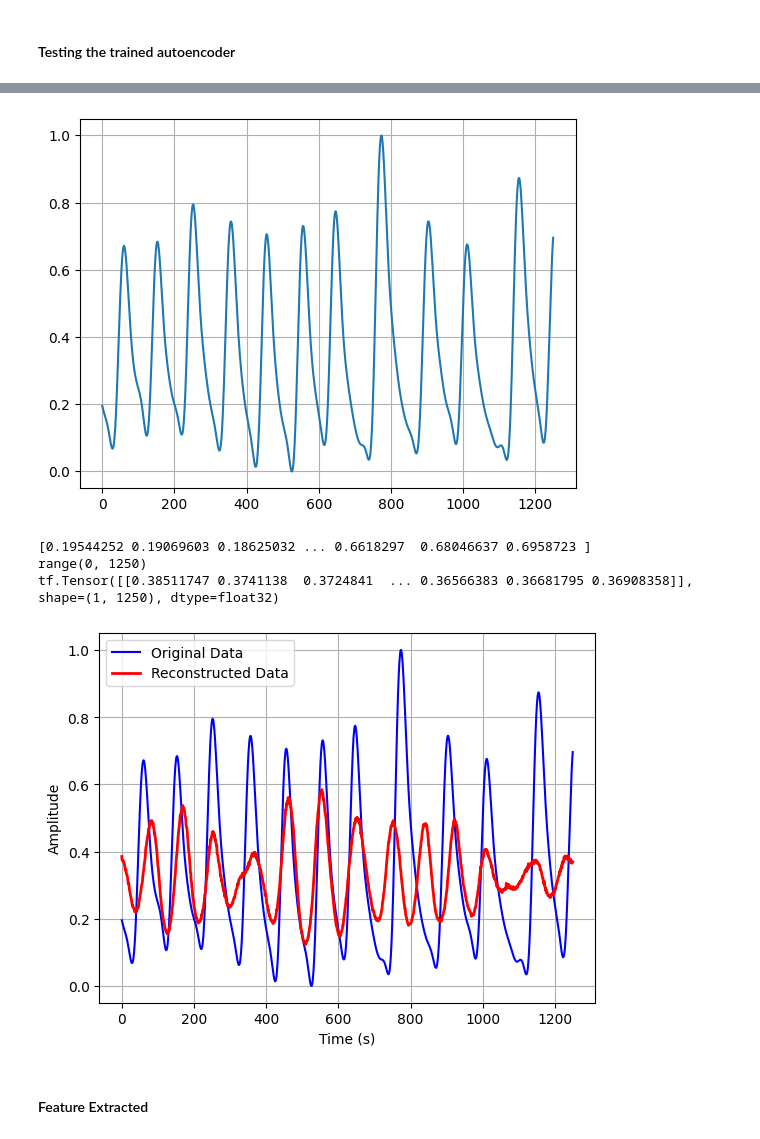
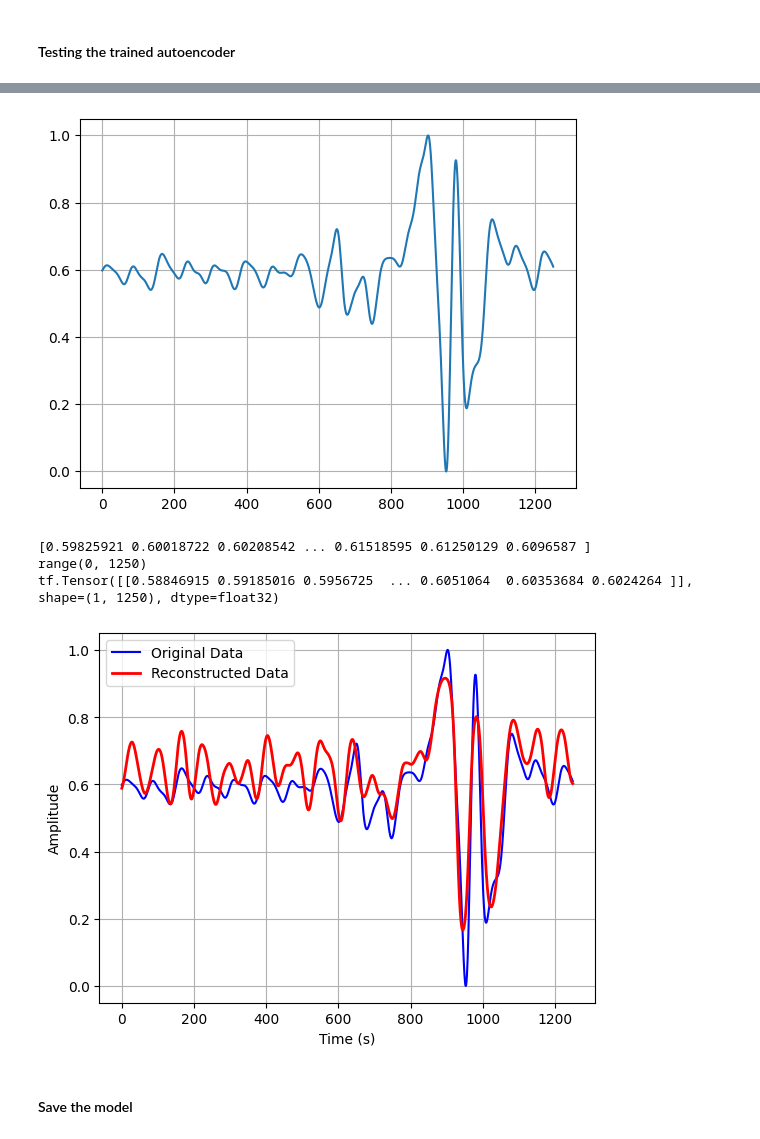
Before and after one commit to archana-9430/Final-year-project-Biomedical-Signal-Analysis, a Jupyter notebook: assests/Code/Autoencoder_final.ipynb, the cells around one changed output, grey strips where cells are left out. Cells and saved outputs as stored; diff of their text form; code cells hidden in the pictures.

```diff
--- a/assests/Code/Autoencoder_final.ipynb
+++ b/assests/Code/Autoencoder_final.ipynb
@@ -20,3 +39,14 @@ WARNING:tensorflow:From f:\Shwashwat\B_Tech_ECE\project\codes\venv\Lib\site-pack
+# %%
+rand_state = 54
+test_fraction = 0.1
+
+latent_dim = 40
+activation_func = 'sigmoid'
+optimizer = 'adam'
+num_epochs = 100
+batch_size = 32
+
+save_model = True
 # %% [markdown]
 User defined functions
 # %%
@@ -48,28 +111,17 @@ def MyMinMaxScaler(dataframe):
 # %%
-rand_state = 54
-test_fraction = 0.1
+# %%timeit
 
-annotated_data = pd.read_csv(intra_annotated_file)
-labels = annotated_data.iloc[0] # this will exract the annotation 2nd row
-print(f"labels = {labels}")
-raw_segments = (annotated_data.iloc[1 : , ])
-print(f"raw_data = {raw_segments}")
-assert not np.any(np.isnan(raw_segments))
-
-import time
-# scale data
-start_scaling = time.perf_counter()
-scaled_data = MyMinMaxScaler(raw_segments)
-end_scaling = time.perf_counter()
-print(f"Scaling took = {end_scaling - start_scaling}")
+scaled_data = MyMinMaxScaler(raw_segments).values
+print(f"Scaled data shape = {scaled_data.shape}")
 plot_signal(range(len(raw_segments["0_1"])) , raw_segments["0_1"])
+plot_signal(range(len(scaled_data[ : , 0])) , scaled_data[ : , 0])
 
 # split the dataset using test_train_split() function
-x_train, x_test, y_train, y_test = train_test_split(scaled_data , labels, test_size = test_fraction, random_state = rand_state, stratify = labels)
+x_train, x_test, y_train, y_test = train_test_split(scaled_data.T , labels, test_size = test_fraction, random_state = rand_state, stratify = labels)
 
 plot_signal(range(len(x_train[0])) , x_train[0])
 
 print(f"scaled_data = \n{scaled_data}")
 
-assert not np.any(np.isnan(scaled_data))
+assert not np.any(np.isnan(scaled_data)) , "There are nan values in scaled Data"
 # %% [output]
@@ -167,7 +211,7 @@ Epoch 10/10
 # %%
 autoencoder.encoder.summary()
 # plot_model(autoencoder, 'model.png', show_shapes=True)
-segment = x_train[39]
+segment = x_test[39]
 # segment = segment  # Reshape the segment to match the autoencoder input shape
 plot_signal(range(len(segment)),segment)
 print(segment)
@@ -201,9 +242,9 @@ Trainable params: 1613790 (6.16 MB)
 Non-trainable params: 0 (0.00 Byte)
 _________________________________________________________________
-[figure, old version]
+[figure, new version]
-[0.19544252 0.19069603 0.18625032 ... 0.6618297  0.68046637 0.6958723 ]
+[0.59825921 0.60018722 0.60208542 ... 0.61518595 0.61250129 0.6096587 ]
 range(0, 1250)
-tf.Tensor([[0.38511747 0.3741138  0.3724841  ... 0.36566383 0.36681795 0.36908358]], shape=(1, 1250), dtype=float32)
+tf.Tensor([[0.58846915 0.59185016 0.5956725  ... 0.6051064  0.60353684 0.6024264 ]], shape=(1, 1250), dtype=float32)
-[figure, old version]
+[figure, new version]
-# %% [markdown]
-#### Feature Extracted
+# %% [markdown]
+#### Save the model
```
Also changed, not shown: parts of 19 cells of this notebook, 4 other files.
